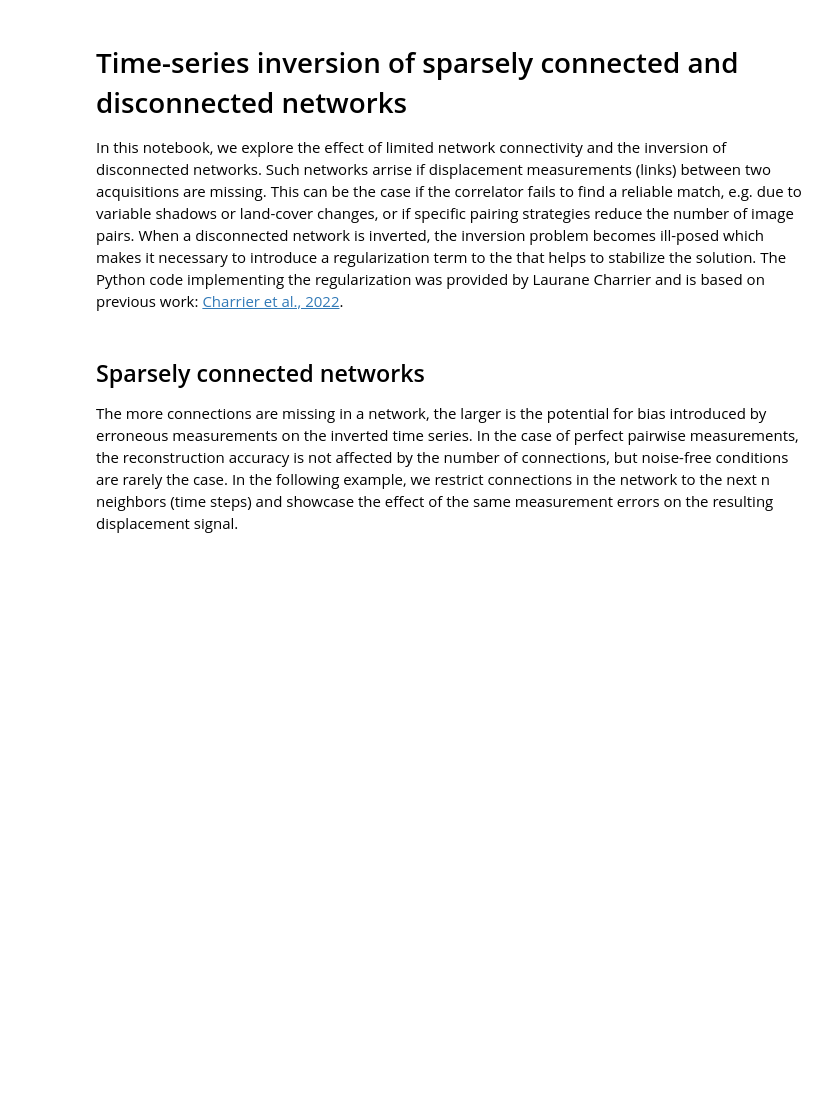
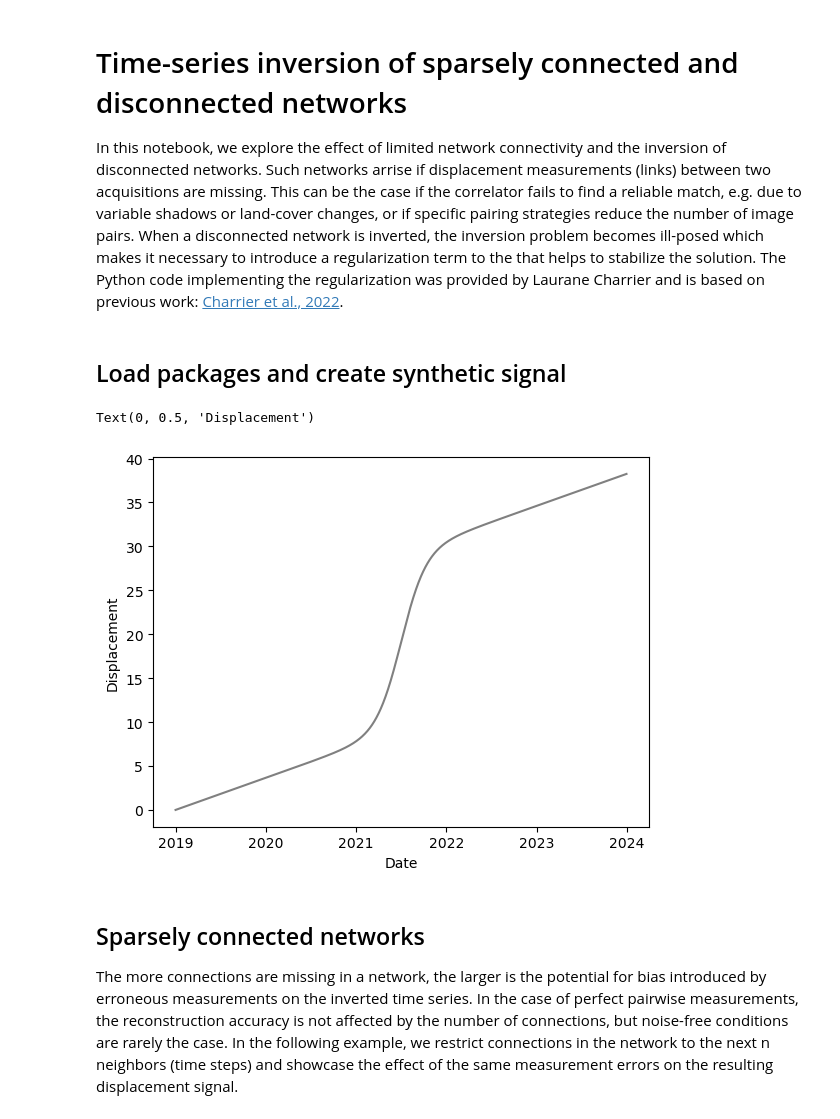
Before and after one commit to UP-RS-ESP/timeseries_inversion, a Jupyter notebook: timeseries_inversion_sparse_and_disconnected_networks.ipynb, the cells around one changed output. Cells and saved outputs as stored; diff of their text form; code cells hidden in the pictures; blank space fills up the shorter version.

Commit message:
`date +"%m-%d-Y"`

```diff
--- a/timeseries_inversion_sparse_and_disconnected_networks.ipynb
+++ b/timeseries_inversion_sparse_and_disconnected_networks.ipynb
@@ -2,15 +2,36 @@
 # Time-series inversion of sparsely connected and disconnected networks
 
 In this notebook, we explore the effect of limited network connectivity and the inversion of disconnected networks. Such networks arrise if displacement measurements (links) between two acquisitions are missing. This can be the case if the correlator fails to find a reliable match, e.g. due to variable shadows or land-cover changes, or if specific pairing strategies reduce the number of image pairs. When a disconnected network is inverted, the inversion problem becomes ill-posed which makes it necessary to introduce a regularization term to the that helps to stabilize the solution. The Python code implementing the regularization was provided by Laurane Charrier and is based on previous work: [Charrier et al., 2022](https://isprs-annals.copernicus.org/articles/V-3-2022/311/2022/).
+# %% [markdown]
+## Load packages and create synthetic signal
 # %%
-# load neccessary packages
 import pandas as pd
 import numpy as np
 import matplotlib.pyplot as plt
 import matplotlib.dates as mdates
 from datetime import datetime
 from itertools import combinations
 import random
 
 #import functions for time-series inversion from relevant python script
 import timeseries_inversion as inv
+
+#create an artificial displacement signal (analog to previous notebook)
+start_date = datetime.strptime('01/01/2019', '%d/%m/%Y')
+end_date = datetime.strptime('31/12/2023', '%d/%m/%Y')
+
+dr = pd.date_range(start=start_date, end=end_date, freq='D')
+
+#create synthetic cumulative displacement original_signal
+#here: sigmoid + linear function
+x = np.arange(0, len(dr), 1)
+y = 0.01 * x + 20 / (1 + np.exp(-0.02 * (np.arange(len(dr)) - len(dr)/2)))
+original_signal = pd.DataFrame({'date': dr, 'disp': y})
+
+plt.figure()
+plt.plot(original_signal.date, original_signal.disp, 'gray')
+plt.xlabel('Date')
+plt.ylabel('Displacement')
+# %% [output]
+Text(0, 0.5, 'Displacement')
+[figure, added]
```
Also changed, not shown: parts of 2 cells of this notebook, 4 other files.
